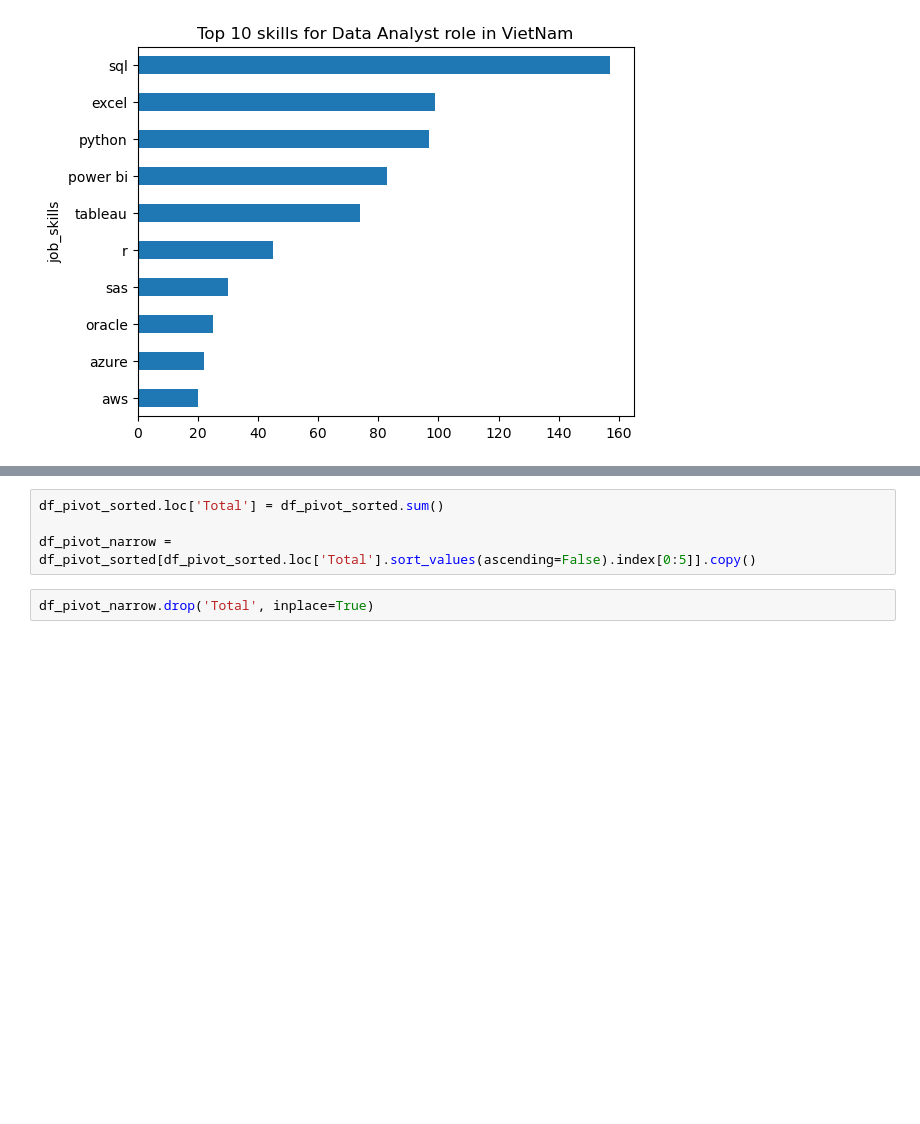
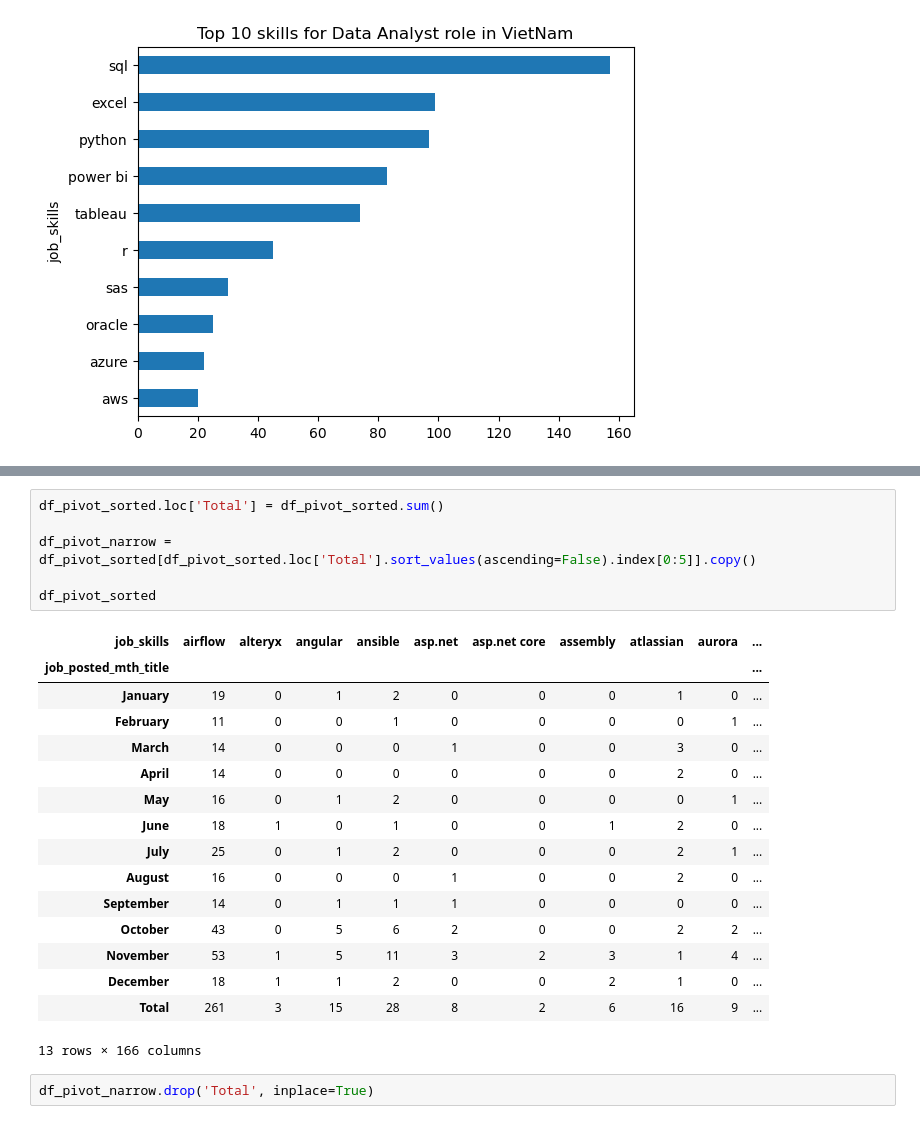
Before and after one commit to kunbox96/job-analysis, a Jupyter notebook: job_data.ipynb, the cells around one changed output, grey strips where cells are left out. Cells and saved outputs as stored; diff of their text form; blank space fills up the shorter version.

```diff
--- a/job_data.ipynb
+++ b/job_data.ipynb
@@ -367,7 +403,26 @@ df_pivot_sorted = df_pivot.sort_values(by='job_posted_month').droplevel('job_pos
 # %%
 df_pivot_sorted.loc['Total'] = df_pivot_sorted.sum()
 
 df_pivot_narrow = df_pivot_sorted[df_pivot_sorted.loc['Total'].sort_values(ascending=False).index[0:5]].copy()
+
+df_pivot_sorted
+# %% [output]
+| job_skills | airflow | alteryx | angular | ansible | asp.net | asp.net core | assembly | atlassian | aurora | ... |
+| job_posted_mth_title |  |  |  |  |  |  |  |  |  | ... |
+| January | 19 | 0 | 1 | 2 | 0 | 0 | 0 | 1 | 0 | ... |
+| February | 11 | 0 | 0 | 1 | 0 | 0 | 0 | 0 | 1 | ... |
+| March | 14 | 0 | 0 | 0 | 1 | 0 | 0 | 3 | 0 | ... |
+| April | 14 | 0 | 0 | 0 | 0 | 0 | 0 | 2 | 0 | ... |
+| May | 16 | 0 | 1 | 2 | 0 | 0 | 0 | 0 | 1 | ... |
+| June | 18 | 1 | 0 | 1 | 0 | 0 | 1 | 2 | 0 | ... |
+| July | 25 | 0 | 1 | 2 | 0 | 0 | 0 | 2 | 1 | ... |
+| August | 16 | 0 | 0 | 0 | 1 | 0 | 0 | 2 | 0 | ... |
+| September | 14 | 0 | 1 | 1 | 1 | 0 | 0 | 0 | 0 | ... |
+| October | 43 | 0 | 5 | 6 | 2 | 0 | 0 | 2 | 2 | ... |
+| November | 53 | 1 | 5 | 11 | 3 | 2 | 3 | 1 | 4 | ... |
+| December | 18 | 1 | 1 | 2 | 0 | 0 | 2 | 1 | 0 | ... |
+| Total | 261 | 3 | 15 | 28 | 8 | 2 | 6 | 16 | 9 | ... |
+13 rows × 166 columns
 # %%
 df_pivot_narrow.drop('Total', inplace=True)
 # %%
```
Also changed, not shown: parts of 7 cells of this notebook.
